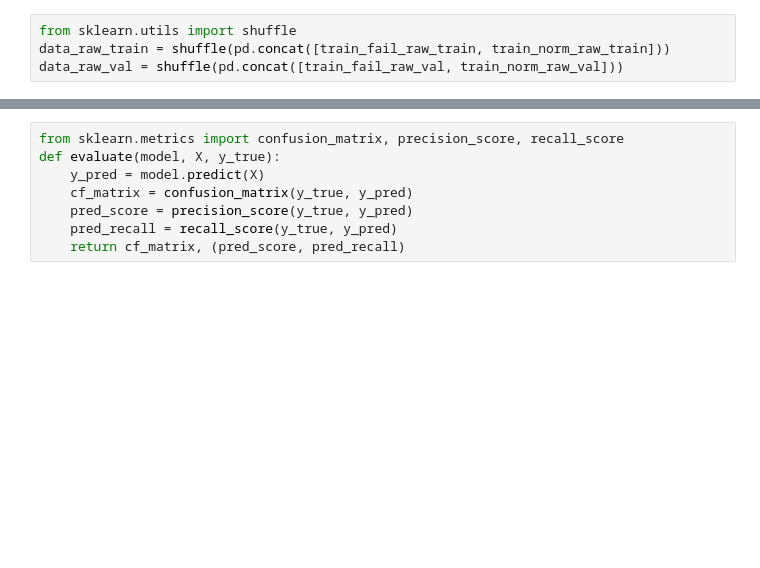
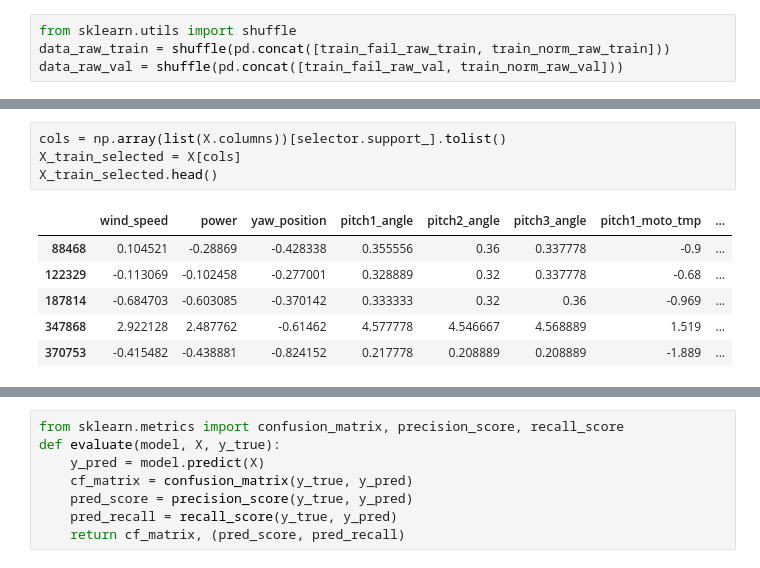
Before and after one commit to ZhenhHuang/sunrise-machine-learning, a Jupyter notebook: Notebook/decision_tree.ipynb, the cells around one changed output, grey strips where cells are left out. Drawn from its saved outputs; the diff is of its cells as text; blank space fills up the shorter version.

```diff
--- a/Notebook/decision_tree.ipynb
+++ b/Notebook/decision_tree.ipynb
@@ -105,0 +118,11 @@ score
+# %%
+cols = np.array(list(X.columns))[selector.support_].tolist()
+X_train_selected = X[cols]
+X_train_selected.head()
+# %% [output]
+|  | wind_speed | power | yaw_position | pitch1_angle | pitch2_angle | pitch3_angle | pitch1_moto_tmp | ... |
+| 88468 | 0.104521 | -0.28869 | -0.428338 | 0.355556 | 0.36 | 0.337778 | -0.9 | ... |
+| 122329 | -0.113069 | -0.102458 | -0.277001 | 0.328889 | 0.32 | 0.337778 | -0.68 | ... |
+| 187814 | -0.684703 | -0.603085 | -0.370142 | 0.333333 | 0.32 | 0.36 | -0.969 | ... |
+| 347868 | 2.922128 | 2.487762 | -0.61462 | 4.577778 | 4.546667 | 4.568889 | 1.519 | ... |
+| 370753 | -0.415482 | -0.438881 | -0.824152 | 0.217778 | 0.208889 | 0.208889 | -1.889 | ... |
```
Also changed, not shown: parts of 11 cells of this notebook, 1 other file.
